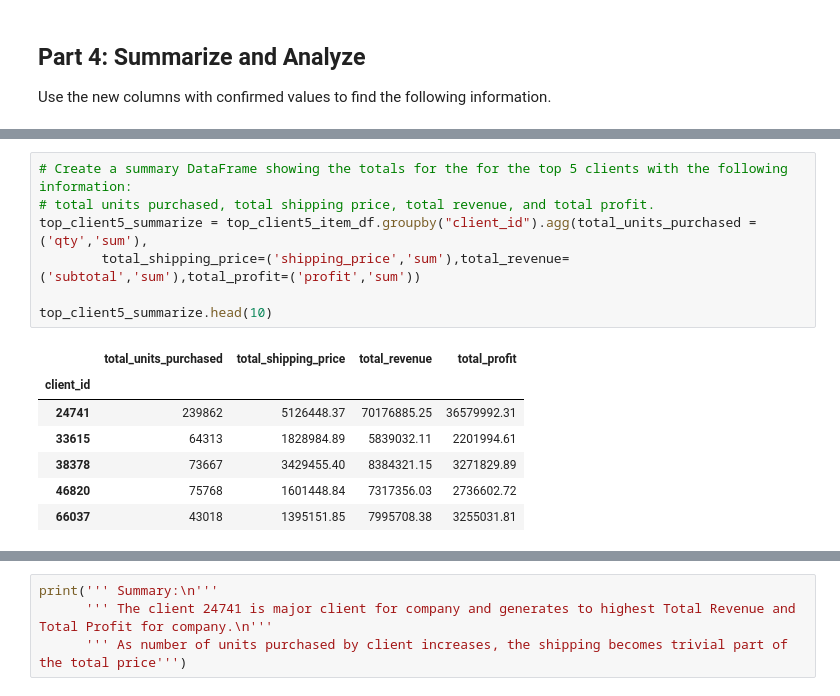
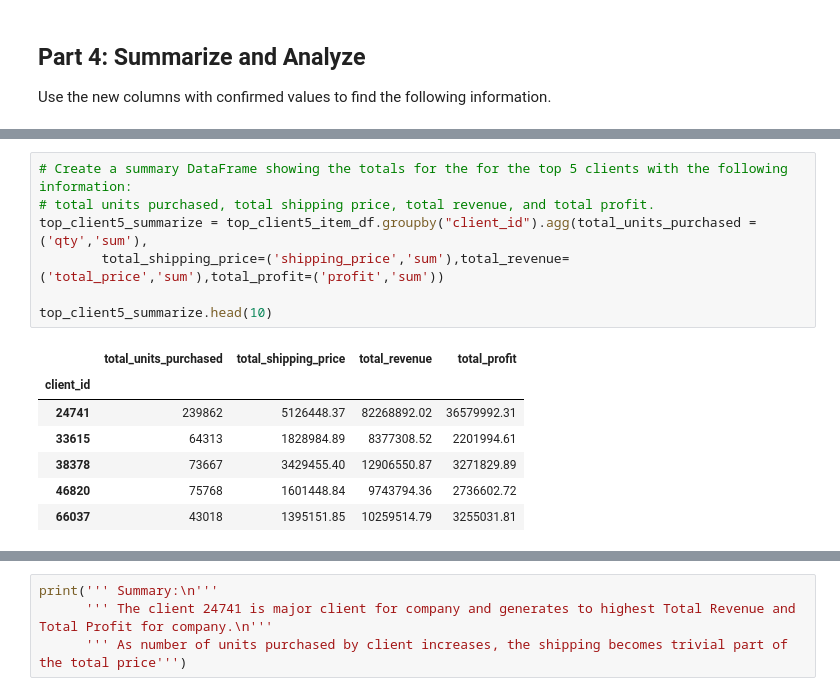
Before and after one commit to amitgcode/pandas-challenge-1, a Jupyter notebook: wholesale_data_analysis_starter_code.ipynb, the cells around one changed output, grey strips where cells are left out. Drawn from its saved outputs; the diff is of its cells as text.

```diff
--- a/wholesale_data_analysis_starter_code.ipynb
+++ b/wholesale_data_analysis_starter_code.ipynb
@@ -227,18 +241,18 @@ memory usage: 206.0+ KB
 # %%
 # Create a summary DataFrame showing the totals for the for the top 5 clients with the following information:
 # total units purchased, total shipping price, total revenue, and total profit.
 top_client5_summarize = top_client5_item_df.groupby("client_id").agg(total_units_purchased = ('qty','sum'),
-        total_shipping_price=('shipping_price','sum'),total_revenue=('subtotal','sum'),total_profit=('profit','sum'))
+        total_shipping_price=('shipping_price','sum'),total_revenue=('total_price','sum'),total_profit=('profit','sum'))
 
 top_client5_summarize.head(10)
 # %% [output]
 |  | total_units_purchased | total_shipping_price | total_revenue | total_profit |
 | client_id |  |  |  |  |
-| 24741 | 239862 | 5126448.37 | 70176885.25 | 36579992.31 |
-| 33615 | 64313 | 1828984.89 | 5839032.11 | 2201994.61 |
-| 38378 | 73667 | 3429455.40 | 8384321.15 | 3271829.89 |
-| 46820 | 75768 | 1601448.84 | 7317356.03 | 2736602.72 |
-| 66037 | 43018 | 1395151.85 | 7995708.38 | 3255031.81 |
+| 24741 | 239862 | 5126448.37 | 82268892.02 | 36579992.31 |
+| 33615 | 64313 | 1828984.89 | 8377308.52 | 2201994.61 |
+| 38378 | 73667 | 3429455.40 | 12906550.87 | 3271829.89 |
+| 46820 | 75768 | 1601448.84 | 9743794.36 | 2736602.72 |
+| 66037 | 43018 | 1395151.85 | 10259514.79 | 3255031.81 |
 # %%
 # Format the data and rename the columns to names suitable for presentation.
 
```
Also changed, not shown: parts of 4 cells of this notebook.
